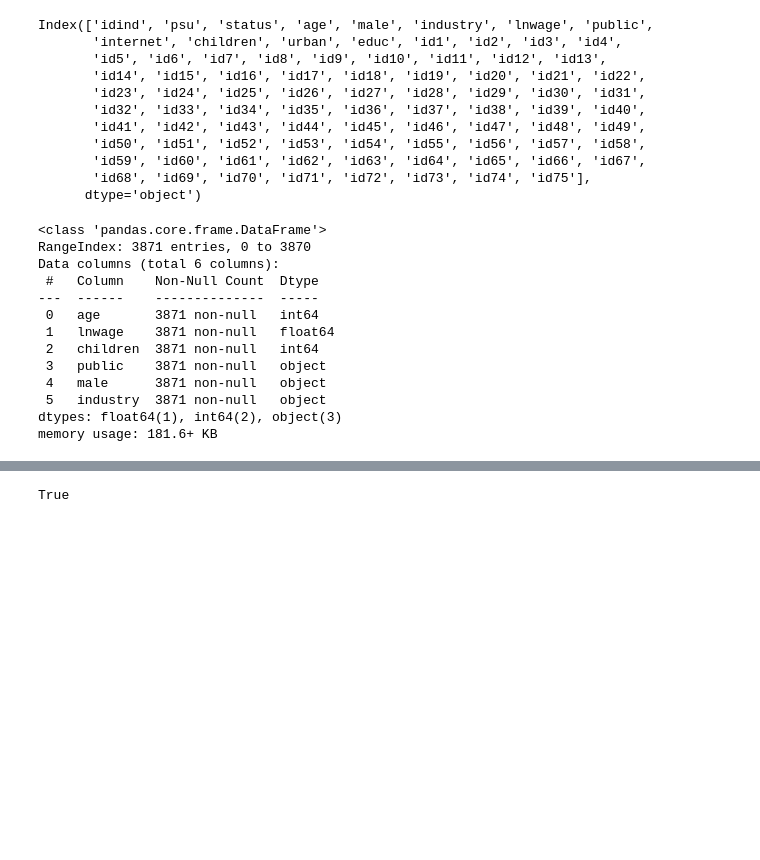
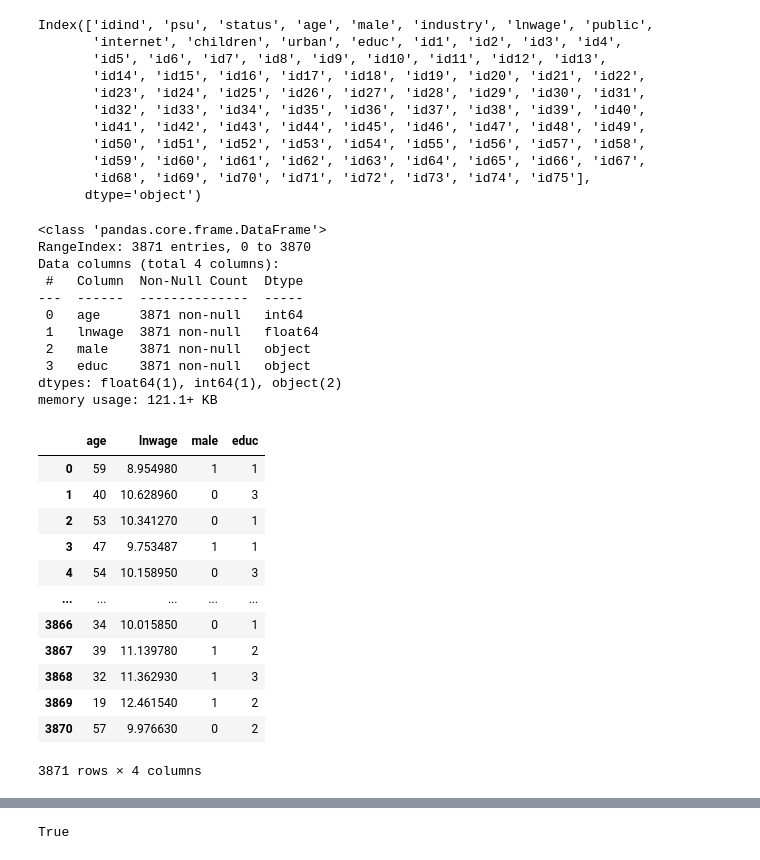
Before and after one commit to SergeyPishchulov/populations, a Jupyter notebook: multi-agent.ipynb, the cells around one changed output, grey strips where cells are left out. Cells and saved outputs as stored; diff of their text form; code cells hidden in the pictures; blank space fills up the shorter version.

```diff
--- a/multi-agent.ipynb
+++ b/multi-agent.ipynb
@@ -101,28 +119,42 @@ data = rlms[
     [
         "age",
         "lnwage",
-        "children",
+        # "children",
     ]
 ]
 
-data["public"] = rlms.public.astype(str)
+# data["public"] = rlms.public.astype(str)
 data["male"] = rlms.male.astype(str)
-data["industry"] = rlms.industry.astype(str)
+# data["industry"] = rlms.industry.astype(str)
 # data["urban"] = rlms.urban.astype(str)
-# data["educ"] = rlms.educ.astype(str)
+data["educ"] = rlms.educ.astype(str)
 # %%
 data.info()
 # %% [output]
 <class 'pandas.core.frame.DataFrame'>
 RangeIndex: 3871 entries, 0 to 3870
-Data columns (total 6 columns):
- #   Column    Non-Null Count  Dtype
----  ------    --------------  -----
- 0   age       3871 non-null   int64
- 1   lnwage    3871 non-null   float64
- 2   children  3871 non-null   int64
- 3   public    3871 non-null   object
- 4   male      3871 non-null   object
- 5   industry  3871 non-null   object
-dtypes: float64(1), int64(2), object(3)
-memory usage: 181.6+ KB
+Data columns (total 4 columns):
+ #   Column  Non-Null Count  Dtype
+---  ------  --------------  -----
+ 0   age     3871 non-null   int64
+ 1   lnwage  3871 non-null   float64
+ 2   male    3871 non-null   object
+ 3   educ    3871 non-null   object
+dtypes: float64(1), int64(1), object(2)
+memory usage: 121.1+ KB
+# %%
+data
+# %% [output]
+|  | age | lnwage | male | educ |
+| 0 | 59 | 8.954980 | 1 | 1 |
+| 1 | 40 | 10.628960 | 0 | 3 |
+| 2 | 53 | 10.341270 | 0 | 1 |
+| 3 | 47 | 9.753487 | 1 | 1 |
+| 4 | 54 | 10.158950 | 0 | 3 |
+| ... | ... | ... | ... | ... |
+| 3866 | 34 | 10.015850 | 0 | 1 |
+| 3867 | 39 | 11.139780 | 1 | 2 |
+| 3868 | 32 | 11.362930 | 1 | 3 |
+| 3869 | 19 | 12.461540 | 1 | 2 |
+| 3870 | 57 | 9.976630 | 0 | 2 |
+3871 rows × 4 columns
```
Also changed, not shown: parts of 4 cells of this notebook, 4 other files.
